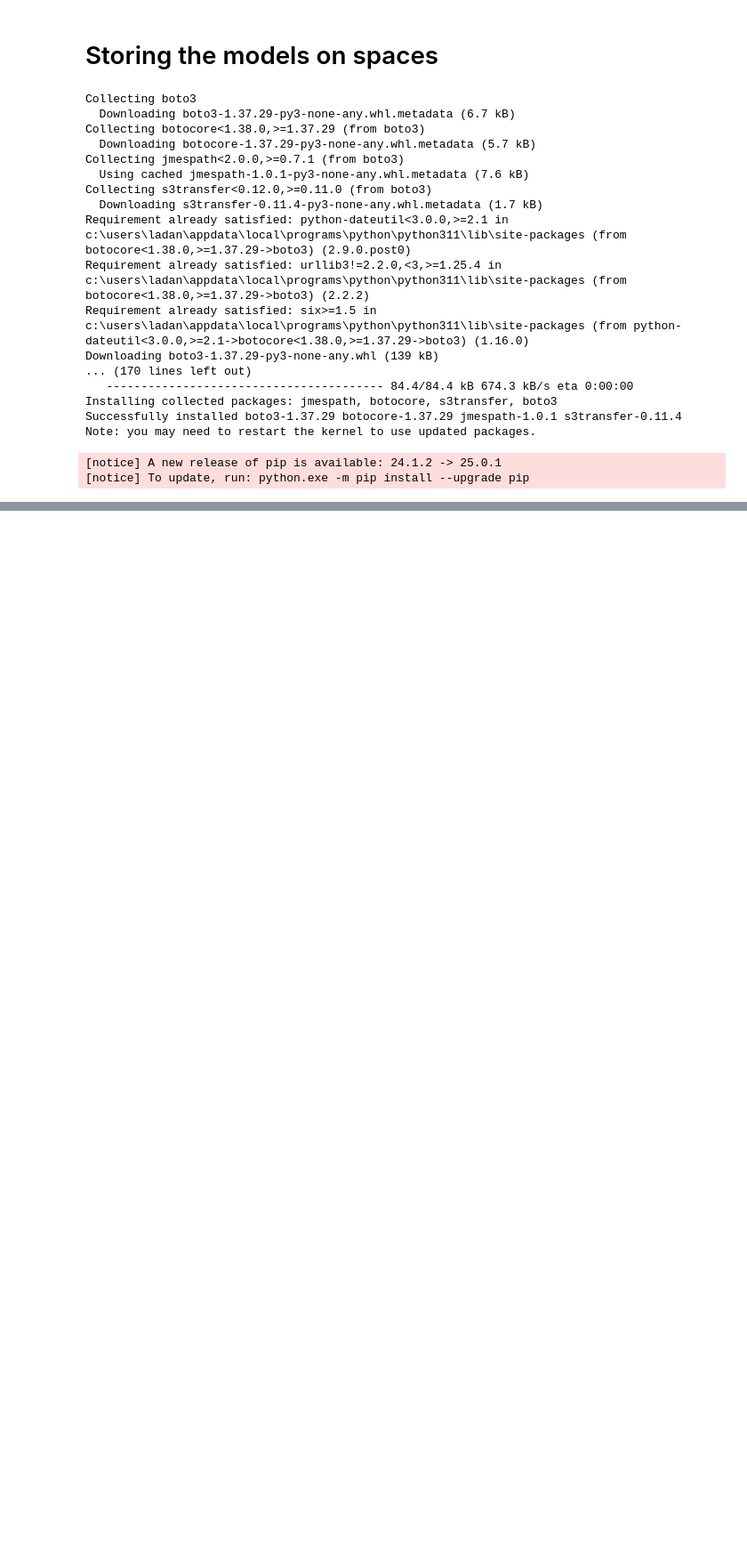
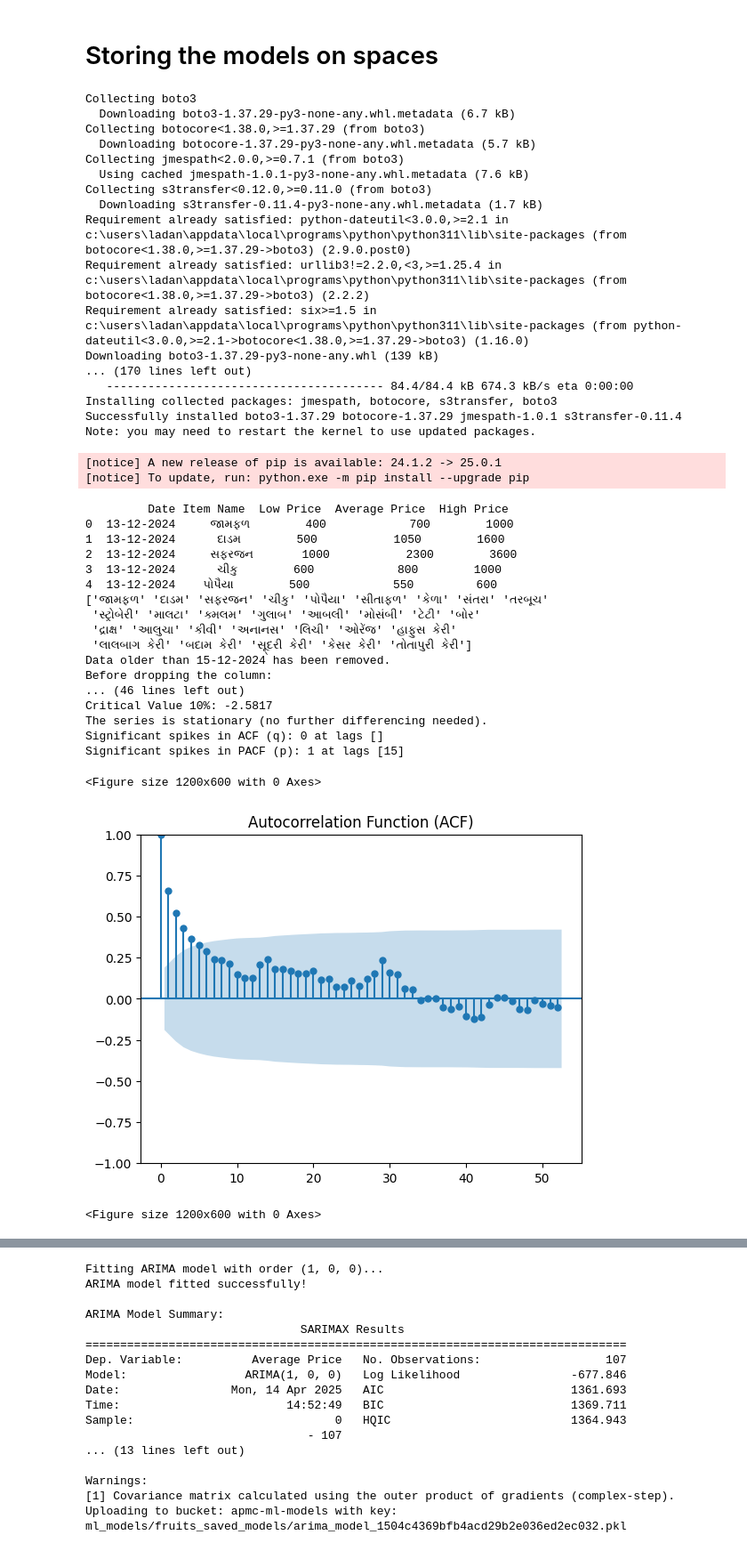
Before and after one commit to darshil511/APMC-price-predictor, a Jupyter notebook: updating_fruits.ipynb, the cells around one changed output, grey strips where cells are left out. Shown at 89% size. Saved outputs shown, nothing was run; the diff lists cells and outputs as text; code cells hidden in the pictures; blank space fills up the shorter version.

```diff
--- a/updating_fruits.ipynb
+++ b/updating_fruits.ipynb
@@ -884,30 +884,55 @@ def main():
                 model = ARIMA(price_data, order=(p, d, q))
                 model_fit = model.fit()
                 fit_successful = True
                 print("ARIMA model fitted successfully!")
 
             except np.linalg.LinAlgError as err:
                 print(f"Error encountered: {err}")
                 if q > 0:
                     q -= 1
                     print(f"Reducing q to {q} and trying again...")
                 else:
                     print("Unable to fit model after reducing q multiple times. Exiting loop.")
                     break
 
 
         # Step 5: Analyze Model Summary
         print("\nARIMA Model Summary:")
         print(model_fit.summary())
 
 
 
         try:
             # Assume model_fit is the fitted ARIMA model for this product
             dump_model_to_spaces(model_fit, product, "fruits_saved_models")
+            hashed_name = safe_filename(product)
+            model_filename = os.path.join(save_dir, f"arima_model_{hashed_name}.pkl")
+            joblib.dump(model_fit, model_filename)
+            print(f"Model for {product} saved as {model_filename}")
         except Exception as e:
             print(f"Error saving model for {product}: {e}")
 
 
 if __name__ == "__main__":
     main()
+# %% [output]
+         Date Item Name  Low Price  Average Price  High Price
+0  13-12-2024     જામફળ        400            700        1000
+1  13-12-2024      દાડમ        500           1050        1600
+2  13-12-2024     સફરજન       1000           2300        3600
+3  13-12-2024      ચીકુ        600            800        1000
+4  13-12-2024    પોપૈયા        500            550         600
+['જામફળ' 'દાડમ' 'સફરજન' 'ચીકુ' 'પોપૈયા' 'સીતાફળ' 'કેળા' 'સંતરા' 'તરબૂચ'
+ 'સ્ટ્રોબેરી' 'માલટા' 'ક્મલમ' 'ગુલાબ' 'આબલી' 'મોસંબી' 'ટેટી' 'બોર'
+ 'દ્રાક્ષ' 'આલુચા' 'કીવી' 'અનાનસ' 'લિચી' 'ઓરેંજ' 'હાફુસ કેરી'
+ 'લાલબાગ કેરી' 'બદામ કેરી' 'સૂ્દરી કેરી' 'કેસર કેરી' 'તોતાપુરી કેરી']
+Data older than 15-12-2024 has been removed.
+Before dropping the column:
+... (46 lines left out)
+Critical Value 10%: -2.5817
+The series is stationary (no further differencing needed).
+Significant spikes in ACF (q): 0 at lags []
+Significant spikes in PACF (p): 1 at lags [15]
+<Figure size 1200x600 with 0 Axes>
+[figure, added]
+<Figure size 1200x600 with 0 Axes>
@@ -913,0 +940,17 @@ if __name__ == "__main__":
+Fitting ARIMA model with order (1, 0, 0)...
+ARIMA model fitted successfully!
+
+ARIMA Model Summary:
+                               SARIMAX Results
+==============================================================================
+Dep. Variable:          Average Price   No. Observations:                  107
+Model:                 ARIMA(1, 0, 0)   Log Likelihood                -677.846
+Date:                Mon, 14 Apr 2025   AIC                           1361.693
+Time:                        14:52:49   BIC                           1369.711
+Sample:                             0   HQIC                          1364.943
+                                - 107
+... (13 lines left out)
+
+Warnings:
+[1] Covariance matrix calculated using the outer product of gradients (complex-step).
+Uploading to bucket: apmc-ml-models with key: ml_models/fruits_saved_models/arima_model_1504c4369bfb4acd29b2e036ed2ec032.pkl
```
Also changed, not shown: parts of 3 cells of this notebook, 10 other files.
